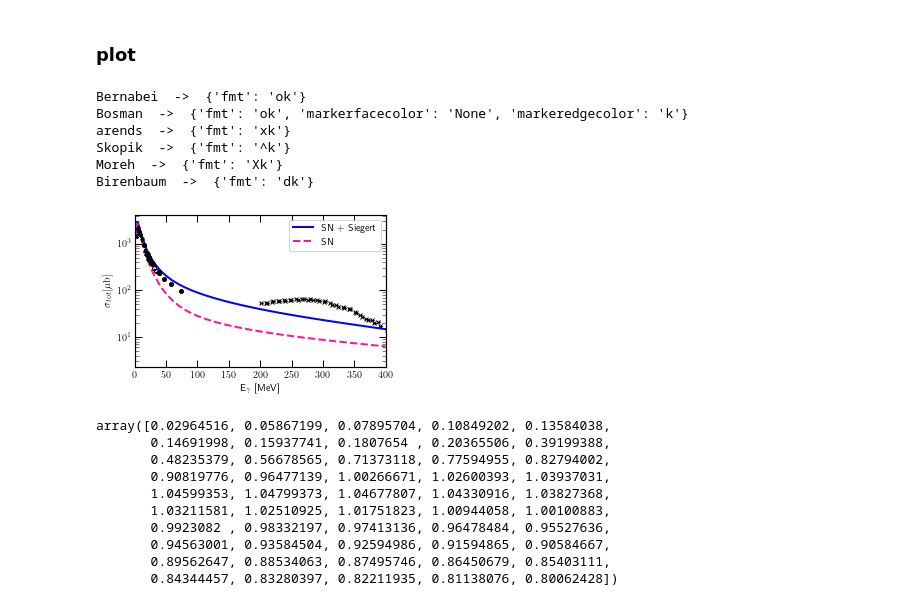
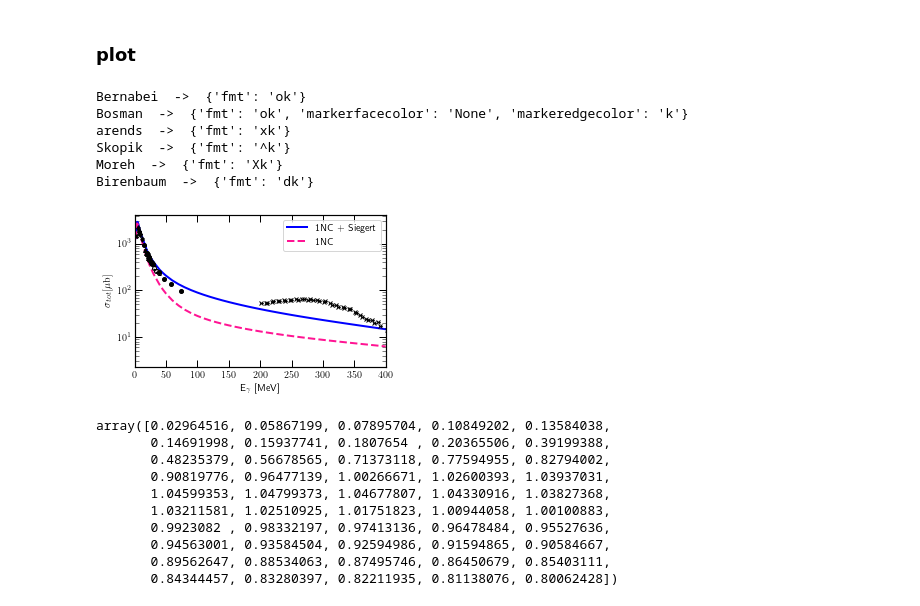
Before and after one commit to VitaliiUr/thesis, a Jupyter notebook: PlotData/figures_De.ipynb, the cells around one changed output. Cells and saved outputs as stored; diff of their text form; code cells hidden in the pictures.

```diff
--- a/PlotData/figures_De.ipynb
+++ b/PlotData/figures_De.ipynb
@@ -639,44 +639,44 @@ df_exp_tot.fillna(0, inplace=True)
 plt.figure(figsize=(4.5, 2.8))
 # plt.figure(figsize=(6,4))
 # plt.figure(figsize=(6.5, 2.8))
-plt.plot(my_energies, CROSS_TOT, label="SN + Siegert", **line_styles["SIEGERT"])
-plt.plot(my_energies, CROSS_TOT_1nc, label="SN", **line_styles["1NC"])
+plt.plot(my_energies, CROSS_TOT, label="1NC + Siegert", **line_styles["SIEGERT"])
+plt.plot(my_energies, CROSS_TOT_1nc, label="1NC", **line_styles["1NC"])
 marker_common_tmp = {"markersize": 4, "elinewidth": 0.4, "capsize": 1.5}
 marker_common_tmp2 = {"markersize": 4, "elinewidth": 0.4, "capsize": 1.5}
 for i, fname in enumerate(df_exp_tot.fname.unique()):
     df_tmp = df_exp_tot[df_exp_tot.fname == fname]
     plt.errorbar(df_tmp.E, df_tmp.TOTCROSS, yerr=df_tmp.ERR,
                  #  label=fname.split(".")[0].replace("data_arends1984", "arends"),
                  **exp_style[i], **(marker_common_tmp if i != 2 else marker_common_tmp2))
     print(fname.split(".")[0].replace(
         "data_arends1984", "arends"), " -> ", exp_style[i])
 # plt.legend(fontsize=7, handlelength=3)
 plt.tick_params(which='minor', direction='in', length=4,
                 width=0.5, top=True, right=True)
 plt.tick_params(which='major', direction='in',
                 length=7, width=1, top=True, right=True)
 
 plt.yscale("log")
 # plt.xscale("log")
 plt.ylabel("$\sigma_{tot}[\mu \mathrm{b}]$")
 plt.xlabel("E$_\gamma$ [MeV]")
 plt.legend()
 
 
 plt.xlim([0, 400])
 # plt.ylim([5,3000])
 # plt.grid(which='both', alpha=0.5)
-# plt.savefig(f"Figures_De/TOTAL_CROSSSECTION.pdf",
-#             dpi=600, facecolor="white")
+plt.savefig(f"Figures_De/TOTAL_CROSSSECTION.pdf",
+            dpi=600, facecolor="white")
 plt.show()
 # %% [output]
 Bernabei  ->  {'fmt': 'ok'}
 Bosman  ->  {'fmt': 'ok', 'markerfacecolor': 'None', 'markeredgecolor': 'k'}
 arends  ->  {'fmt': 'xk'}
 Skopik  ->  {'fmt': '^k'}
 Moreh  ->  {'fmt': 'Xk'}
 Birenbaum  ->  {'fmt': 'dk'}
-[figure, old version]
+[figure, new version]
 # %%
 plt.close('all')
 # %%
```
Also changed, not shown: parts of 1 cell of this notebook, 13 other files.
